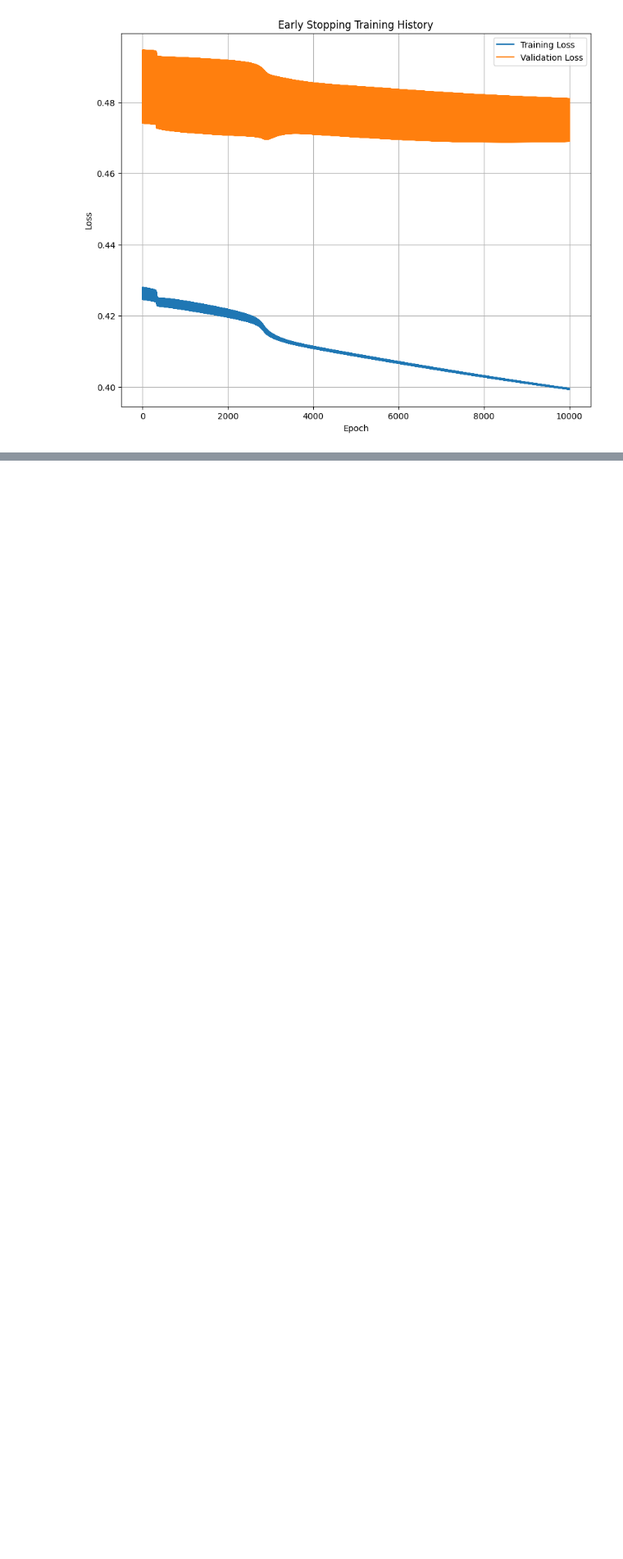
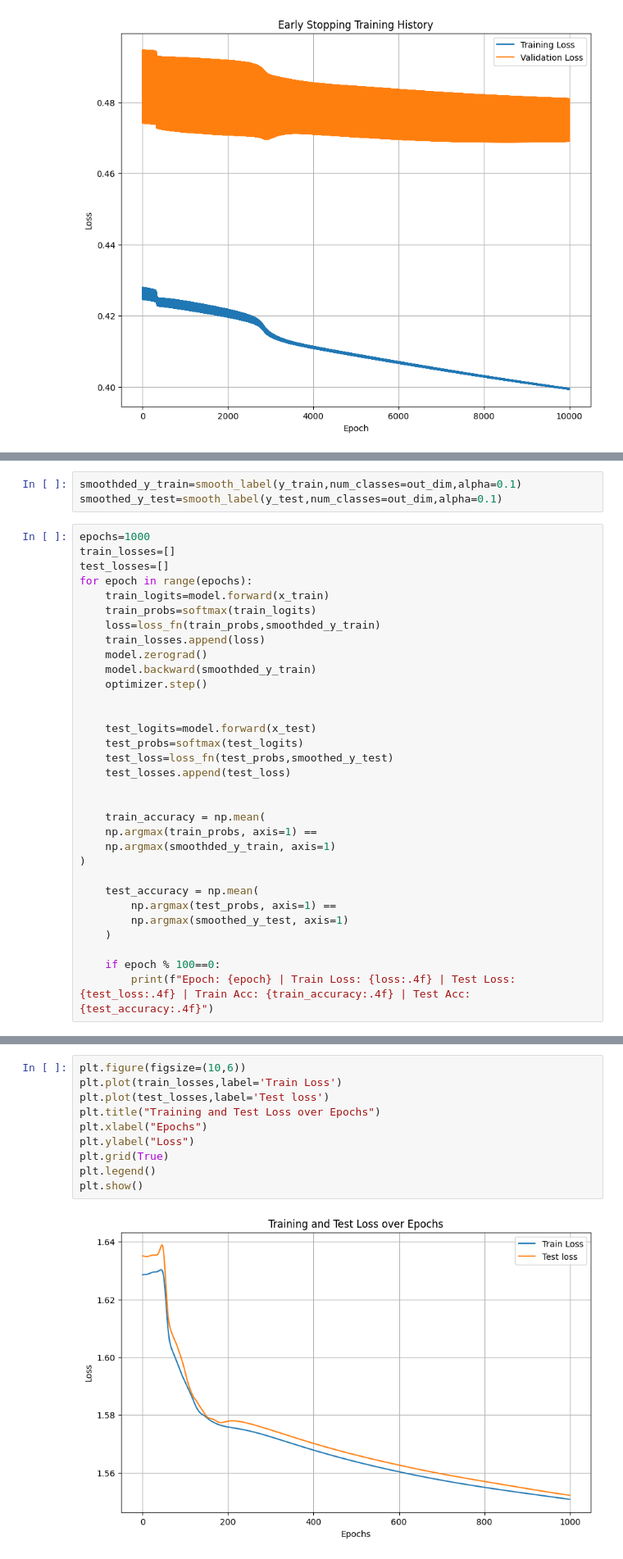
Before and after one commit to Shah-fahadml33/BackPropigation-and-MLP, a Jupyter notebook: MLP/Testing.ipynb, the cells around one changed output, grey strips where cells are left out. Shown at 82% size. Drawn from its saved outputs; the diff is of its cells as text; blank space fills up the shorter version.

```diff
--- a/MLP/Testing.ipynb
+++ b/MLP/Testing.ipynb
@@ -247,0 +347,35 @@ plt.show()
+# %%
+smoothded_y_train=smooth_label(y_train,num_classes=out_dim,alpha=0.1)
+smoothed_y_test=smooth_label(y_test,num_classes=out_dim,alpha=0.1)
+# %%
+epochs=1000
+train_losses=[]
+test_losses=[]
+for epoch in range(epochs):
+    train_logits=model.forward(x_train)
+    train_probs=softmax(train_logits)
+    loss=loss_fn(train_probs,smoothded_y_train)
+    train_losses.append(loss)
+    model.zerograd()
+    model.backward(smoothded_y_train)
+    optimizer.step()
+
+
+    test_logits=model.forward(x_test)
+    test_probs=softmax(test_logits)
+    test_loss=loss_fn(test_probs,smoothed_y_test)
+    test_losses.append(test_loss)
+
+
+    train_accuracy = np.mean(
+    np.argmax(train_probs, axis=1) ==
+    np.argmax(smoothded_y_train, axis=1)
+)
+
+    test_accuracy = np.mean(
+        np.argmax(test_probs, axis=1) ==
+        np.argmax(smoothed_y_test, axis=1)
+    )
+
+    if epoch % 100==0:
+        print(f"Epoch: {epoch} | Train Loss: {loss:.4f} | Test Loss: {test_loss:.4f} | Train Acc: {train_accuracy:.4f} | Test Acc: {test_accuracy:.4f}")
@@ -247,0 +393,12 @@ plt.show()
+# %%
+plt.figure(figsize=(10,6))
+plt.plot(train_losses,label='Train Loss')
+plt.plot(test_losses,label='Test loss')
+plt.title("Training and Test Loss over Epochs")
+plt.xlabel("Epochs")
+plt.ylabel("Loss")
+plt.grid(True)
+plt.legend()
+plt.show()
+# %% [output]
+[figure, added]
```
Also changed, not shown: parts of 12 cells of this notebook, 4 other files.
